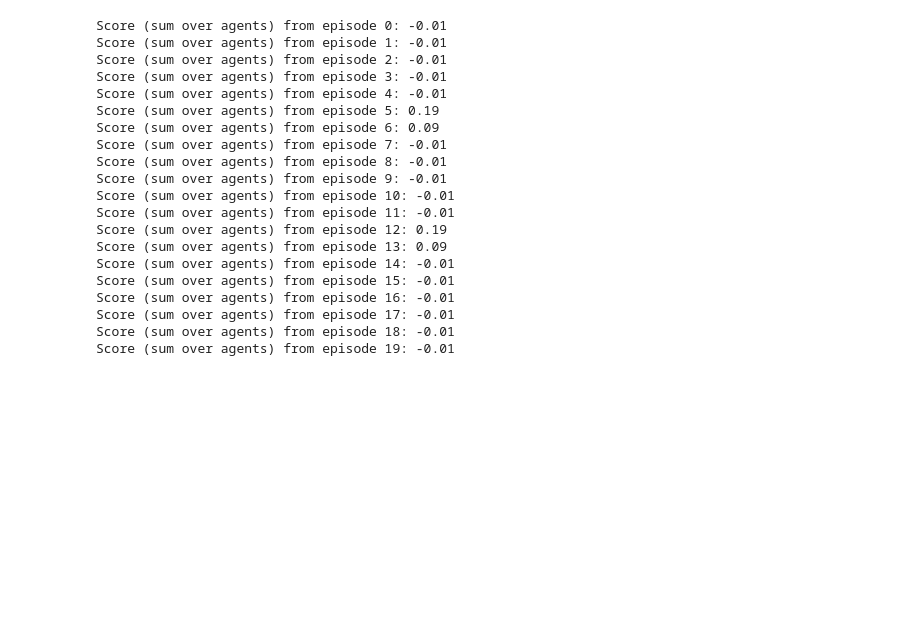
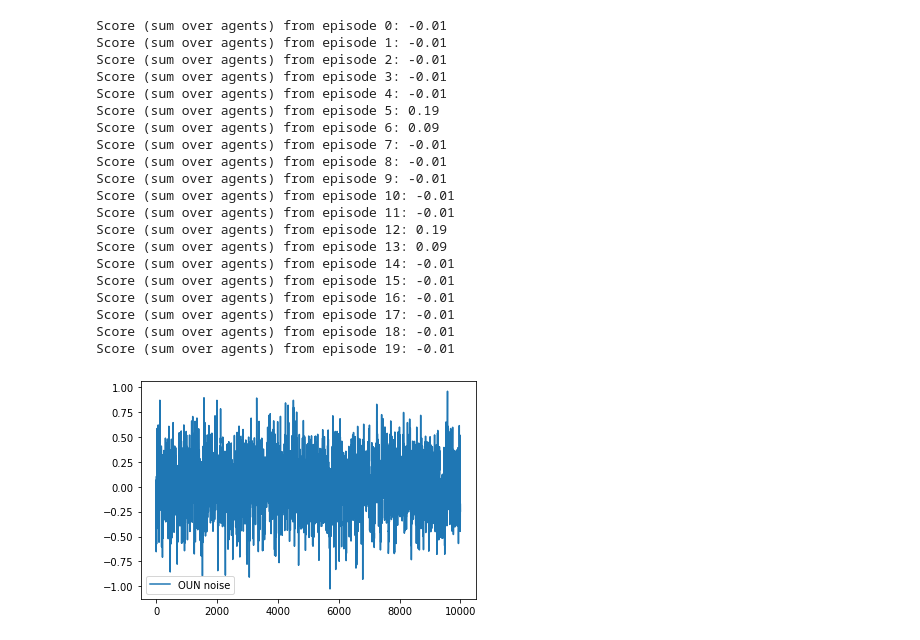
Before and after one commit to stayyule/Udacity-DRL-P3-DDPG, a Jupyter notebook: report/Tennis-MADDPG.ipynb, the cells around one changed output. Saved outputs shown, nothing was run; the diff lists cells and outputs as text; code cells hidden in the pictures; blank space fills up the shorter version.

```diff
--- a/report/Tennis-MADDPG.ipynb
+++ b/report/Tennis-MADDPG.ipynb
@@ -355,15 +368,17 @@ plt.show()
 # env.close()
 # %%
 # To test OUNoise hyperparameters
-oun = OUNoise(size=1, seed=1, mu=-0.1, theta=0.15, sigma=0.15)
+oun = OUNoise(size=1, seed=1, mu=-0., theta=0.2, sigma=0.15)
 cnt = 10000
 result = []
 for _ in range(cnt):
     r = oun.sample()
     result.append(r)
 
 fig, ax = plt.subplots()
 plt.plot(np.arange(cnt), result, label='OUN noise')
 
 ax.legend()
 plt.show()
+# %% [output]
+[figure, added]
```
Also changed, not shown: parts of 2 cells of this notebook, 1 other file.
